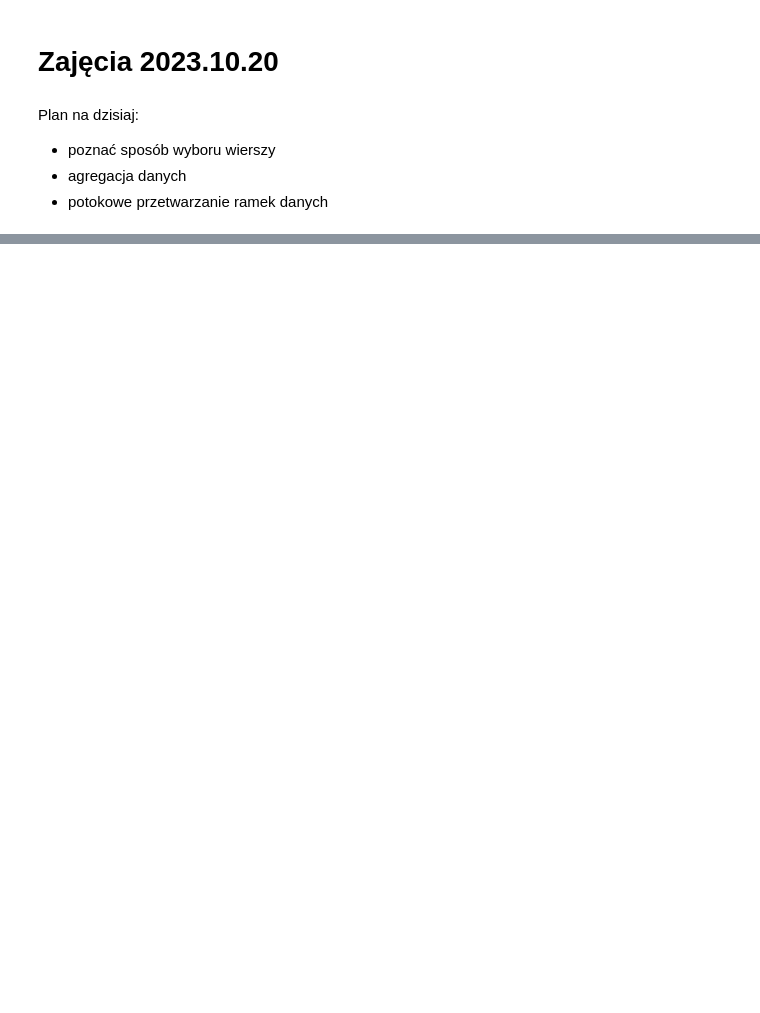
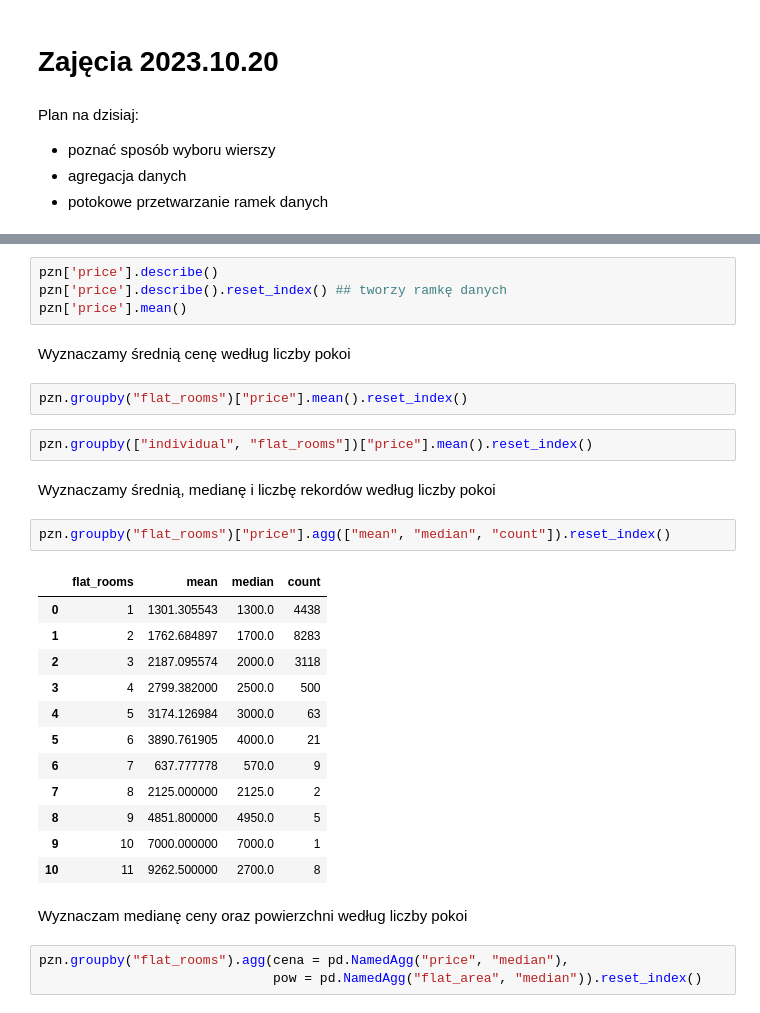
Before and after one commit to DepartmentOfStatisticsPUE/air-2024, a Jupyter notebook: notebooks/1_processing.ipynb, the cells around one changed output, grey strips where cells are left out. Drawn from its saved outputs; the diff is of its cells as text; blank space fills up the shorter version.

```diff
--- a/notebooks/1_processing.ipynb
+++ b/notebooks/1_processing.ipynb
@@ -21,0 +86,32 @@ Zadania 1
+# %%
+pzn['price'].describe()
+pzn['price'].describe().reset_index() ## tworzy ramkę danych
+pzn['price'].mean()
+# %% [markdown]
+Wyznaczamy średnią cenę według liczby pokoi
+# %%
+pzn.groupby("flat_rooms")["price"].mean().reset_index()
+# %%
+pzn.groupby(["individual", "flat_rooms"])["price"].mean().reset_index()
+# %% [markdown]
+Wyznaczamy średnią, medianę i liczbę rekordów według liczby pokoi
+# %%
+pzn.groupby("flat_rooms")["price"].agg(["mean", "median", "count"]).reset_index()
+# %% [output]
+|  | flat_rooms | mean | median | count |
+| 0 | 1 | 1301.305543 | 1300.0 | 4438 |
+| 1 | 2 | 1762.684897 | 1700.0 | 8283 |
+| 2 | 3 | 2187.095574 | 2000.0 | 3118 |
+| 3 | 4 | 2799.382000 | 2500.0 | 500 |
+| 4 | 5 | 3174.126984 | 3000.0 | 63 |
+| 5 | 6 | 3890.761905 | 4000.0 | 21 |
+| 6 | 7 | 637.777778 | 570.0 | 9 |
+| 7 | 8 | 2125.000000 | 2125.0 | 2 |
+| 8 | 9 | 4851.800000 | 4950.0 | 5 |
+| 9 | 10 | 7000.000000 | 7000.0 | 1 |
+| 10 | 11 | 9262.500000 | 2700.0 | 8 |
+# %% [markdown]
+Wyznaczam medianę ceny oraz powierzchni według liczby pokoi
+# %%
+pzn.groupby("flat_rooms").agg(cena = pd.NamedAgg("price", "median"),
+                              pow = pd.NamedAgg("flat_area", "median")).reset_index()
```
Also changed, not shown: parts of 19 cells of this notebook.
